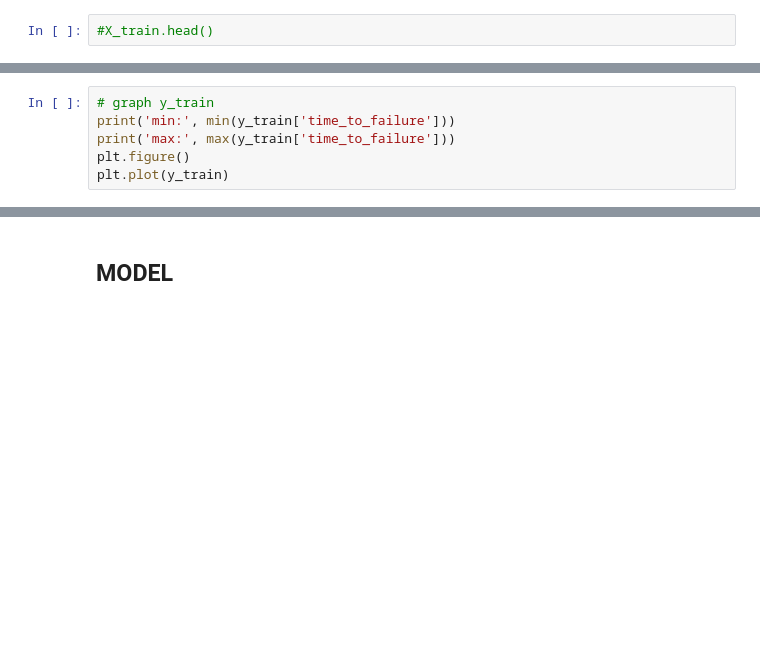
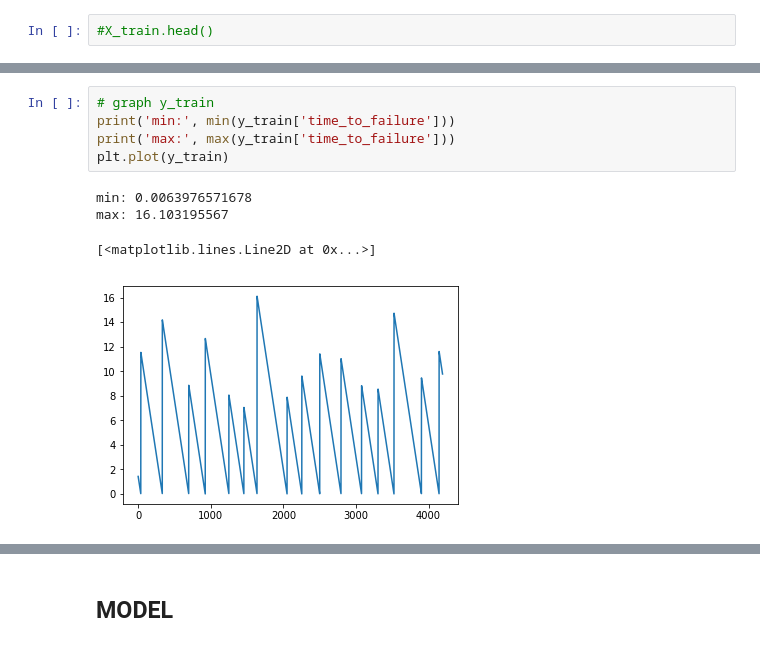
Before and after one commit to danielnbarbosa/kaggle_earthquake, a Jupyter notebook: train_v10.ipynb, the cells around one changed output, grey strips where cells are left out. Cells and saved outputs as stored; diff of their text form; blank space fills up the shorter version.

```diff
--- a/train_v10.ipynb
+++ b/train_v10.ipynb
@@ -59,6 +85,10 @@ y_train.head()
 # %%
 # graph y_train
 print('min:', min(y_train['time_to_failure']))
 print('max:', max(y_train['time_to_failure']))
-plt.figure()
 plt.plot(y_train)
+# %% [output]
+min: 0.0063976571678
+max: 16.103195567
+[<matplotlib.lines.Line2D at 0x...>]
+[figure, added]
```
Also changed, not shown: parts of 48 cells of this notebook, 13 other files.
